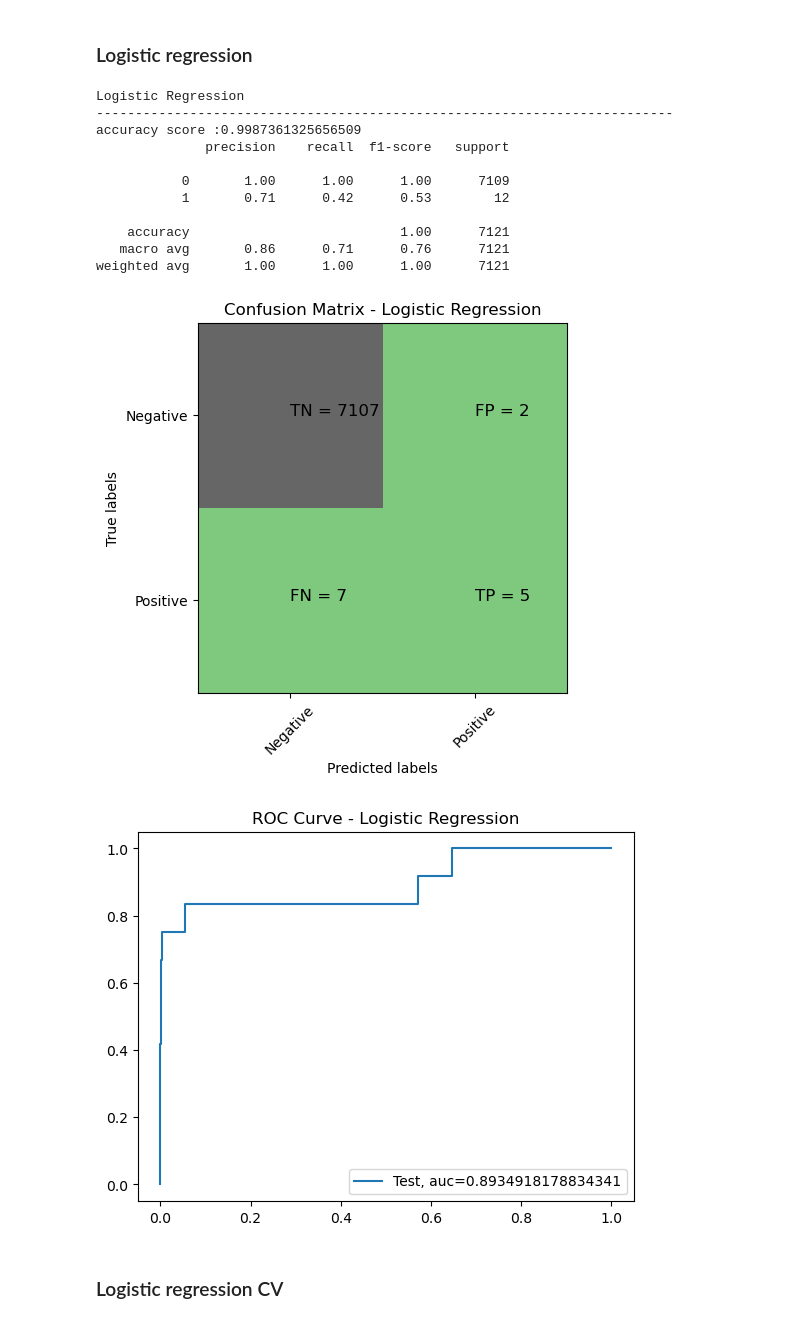
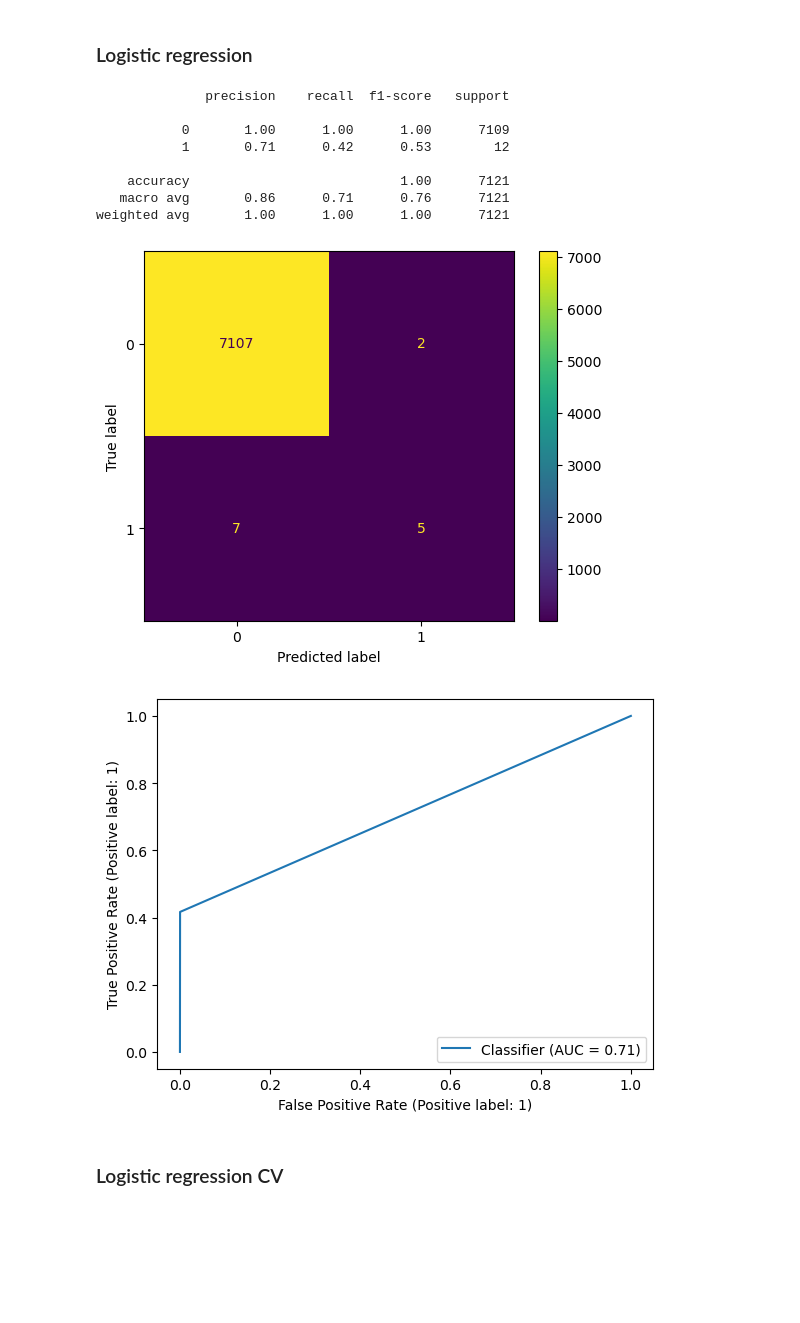
Before and after one commit to babakmahmoudian/data_science_snippets, a Jupyter notebook: ml.ipynb, the cells around one changed output. Drawn from its saved outputs; the diff is of its cells as text; code cells hidden in the pictures; blank space fills up the shorter version.

```diff
--- a/ml.ipynb
+++ b/ml.ipynb
@@ -81,36 +65,29 @@ def Plot_roc_curve(y, y_prob, model_name):
 # %% [markdown]
 ### Displaying results
 # %%
-def print_results(model_name, y_test, y_pred, pred_prob=None, draw_roc=True):
-    print(model_name)
-    print('--------------------------------------------------------------------------')
-
+def print_results(model, y_test, y_pred, pred_prob, draw_roc=True):
+    accuracy_score  = metrics.accuracy_score(y_test,y_pred)
     precision_score = metrics.precision_score(y_test, y_pred)
     recall_score = metrics.recall_score(y_test, y_pred)
+    f1_score = metrics.f1_score(y_test,y_pred)
+    evaluation_df.loc[len(evaluation_df.index)] = [type(model).__name__,accuracy_score,precision_score,recall_score, f1_score]
 
-    accuracy_score  = metrics.accuracy_score(y_test,y_pred)
-    print(f'accuracy score :{accuracy_score}')
+    print(metrics.classification_report(y_test,y_pred))
 
-    f1_score = metrics.f1_score(y_test,y_pred)
-
-    classification_report = metrics.classification_report(y_test,y_pred)
-    print(classification_report)
-
-#   save scores into a dataframe for comparison
-    evaluation_df.loc[len(evaluation_df.index)] = [model_name,accuracy_score,precision_score,recall_score, f1_score]
-
-    Plot_confusion_matrix(y_test,y_pred,model_name)
+    metrics.ConfusionMatrixDisplay.from_predictions(y_test, y_pred)
+    plt.show()
 
     if draw_roc:
-        Plot_roc_curve(y_test,pred_prob,model_name)
+        metrics.RocCurveDisplay.from_predictions(y_test, y_pred)
+        plt.show()
 # %% [markdown]
 ### Executing a given algorithm
 # %%
-def execute_ml(model_name, model, X_train, y_train):
+def execute_ml(model, X_train, y_train):
     model.fit(X_train,y_train)
     pred = model.predict(X_test)
-    prob = model.predict_proba(X_test)
-    print_results(model_name, y_test, pred,prob[:,-1])
+    pred_prob = model.predict_proba(X_test)
+    print_results(model, y_test, pred, pred_prob[:,-1])
 # %% [markdown]
 ### Cross validation
 # %%
@@ -152,25 +147,19 @@ X_train ,X_test,y_train,y_test = train_test_split(X,y,stratify=y,random_state=12
 # %% [markdown]
 ### Logistic regression
 # %%
-from sklearn.linear_model import LogisticRegression
-
-execute_ml("Logistic Regression",
-           LogisticRegression(max_iter=200,random_state=12),
+execute_ml(LogisticRegression(max_iter=200,random_state=12),
            X_train, y_train)
 # %% [output]
-Logistic Regression
---------------------------------------------------------------------------
-accuracy score :0.9987361325656509
               precision    recall  f1-score   support
 
            0       1.00      1.00      1.00      7109
            1       0.71      0.42      0.53        12
 
     accuracy                           1.00      7121
    macro avg       0.86      0.71      0.76      7121
 weighted avg       1.00      1.00      1.00      7121
-[figure, old version]
+[figure, new version]
-[figure, old version]
+[figure, new version]
 # %% [markdown]
 ### Logistic regression CV
 # %%
```
Also changed, not shown: parts of 29 cells of this notebook, 1 other file.
